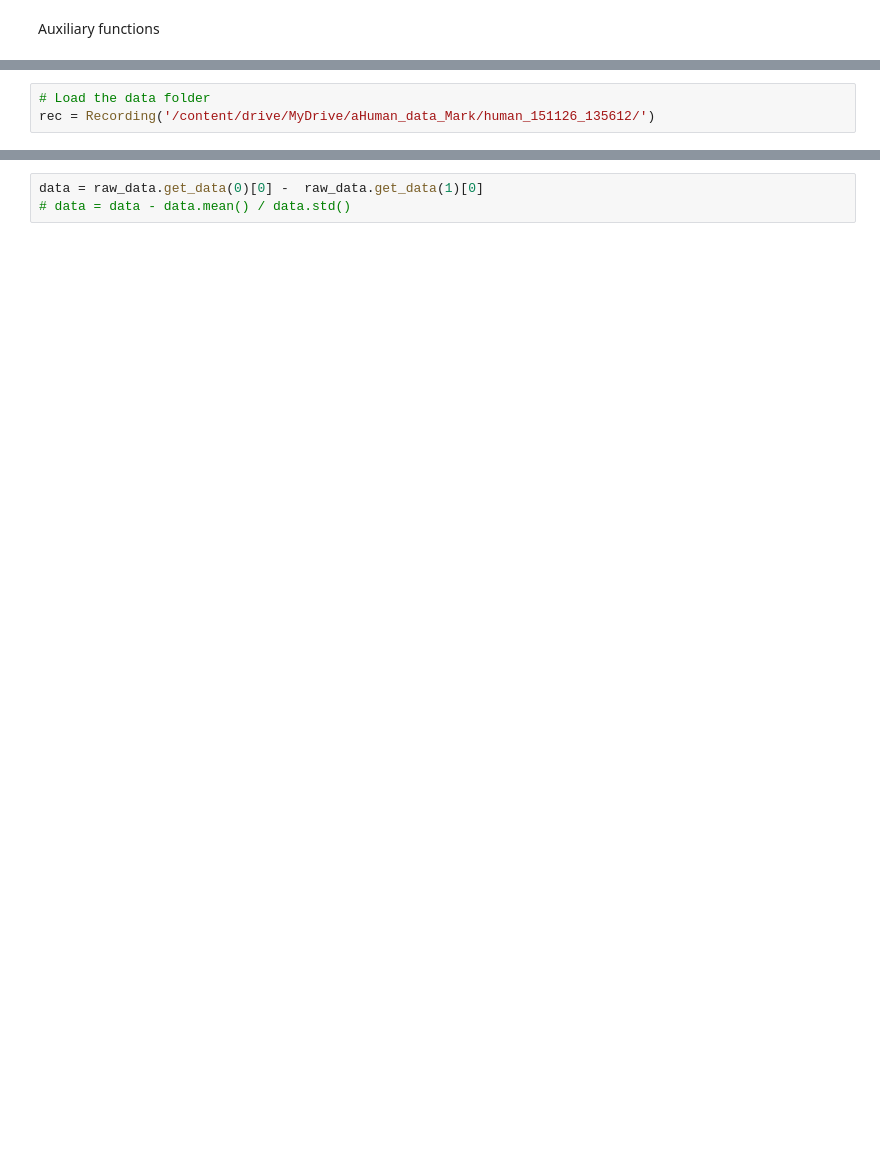
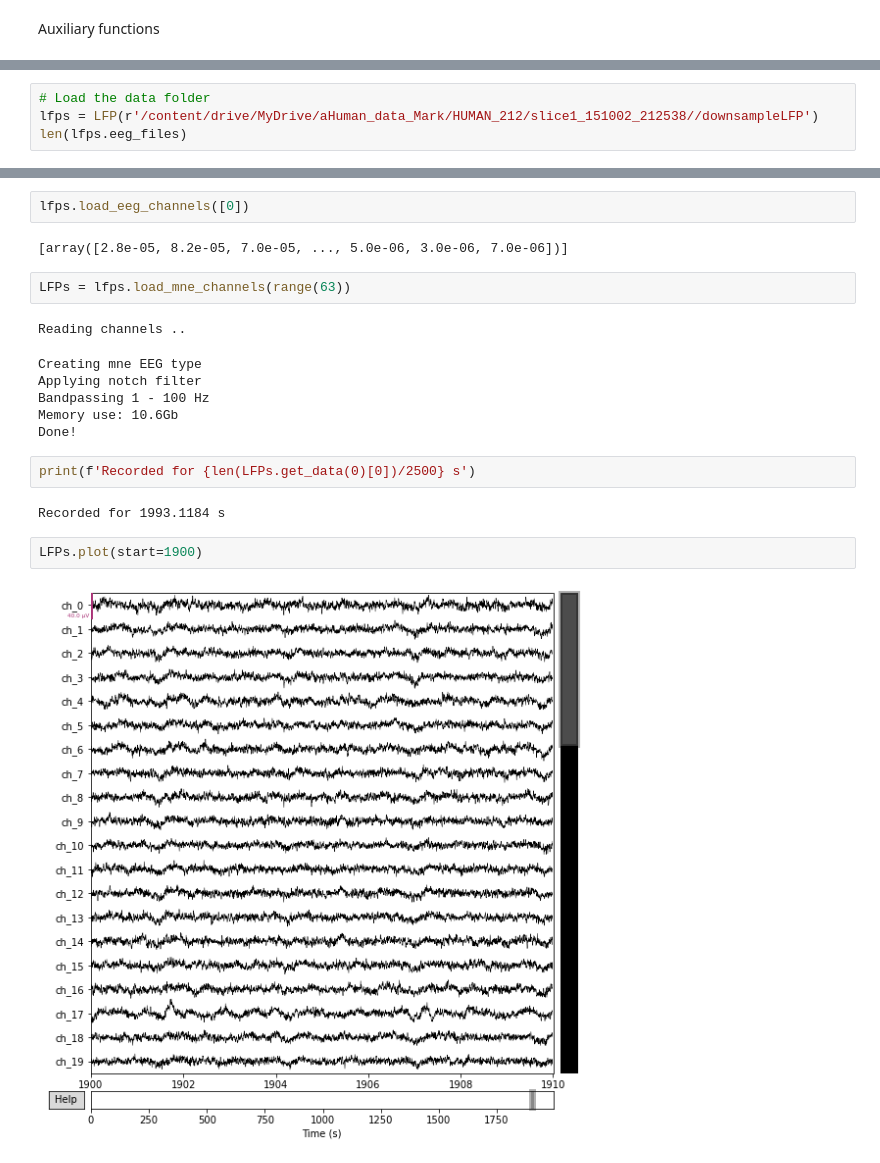
Before and after one commit to cafalchio/EXvivo, a Jupyter notebook: EEG_analysis.ipynb, the cells around one changed output, grey strips where cells are left out. Drawn from its saved outputs; the diff is of its cells as text; blank space fills up the shorter version.

Commit message:
Included LFP class to read downsampled data

```diff
--- a/EEG_analysis.ipynb
+++ b/EEG_analysis.ipynb
@@ -343,4 +212,5 @@ class Recording:
 # %%
 # Load the data folder
-rec = Recording('/content/drive/MyDrive/aHuman_data_Mark/human_151126_135612/')
+lfps = LFP(r'/content/drive/MyDrive/aHuman_data_Mark/HUMAN_212/slice1_151002_212538//downsampleLFP')
+len(lfps.eeg_files)
 # %% [output]
@@ -384,3 +219,21 @@ Wall time: 11.6 s
-# %%
-data = raw_data.get_data(0)[0] -  raw_data.get_data(1)[0]
-# data = data - data.mean() / data.std()
+# %%
+lfps.load_eeg_channels([0])
+# %% [output]
+[array([2.8e-05, 8.2e-05, 7.0e-05, ..., 5.0e-06, 3.0e-06, 7.0e-06])]
+# %%
+LFPs = lfps.load_mne_channels(range(63))
+# %% [output]
+Reading channels ..
+Creating mne EEG type
+Applying notch filter
+Bandpassing 1 - 100 Hz
+Memory use: 10.6Gb
+Done!
+# %%
+print(f'Recorded for {len(LFPs.get_data(0)[0])/2500} s')
+# %% [output]
+Recorded for 1993.1184 s
+# %%
+LFPs.plot(start=1900)
+# %% [output]
+[figure, added]
```
Also changed, not shown: parts of 23 cells of this notebook.
